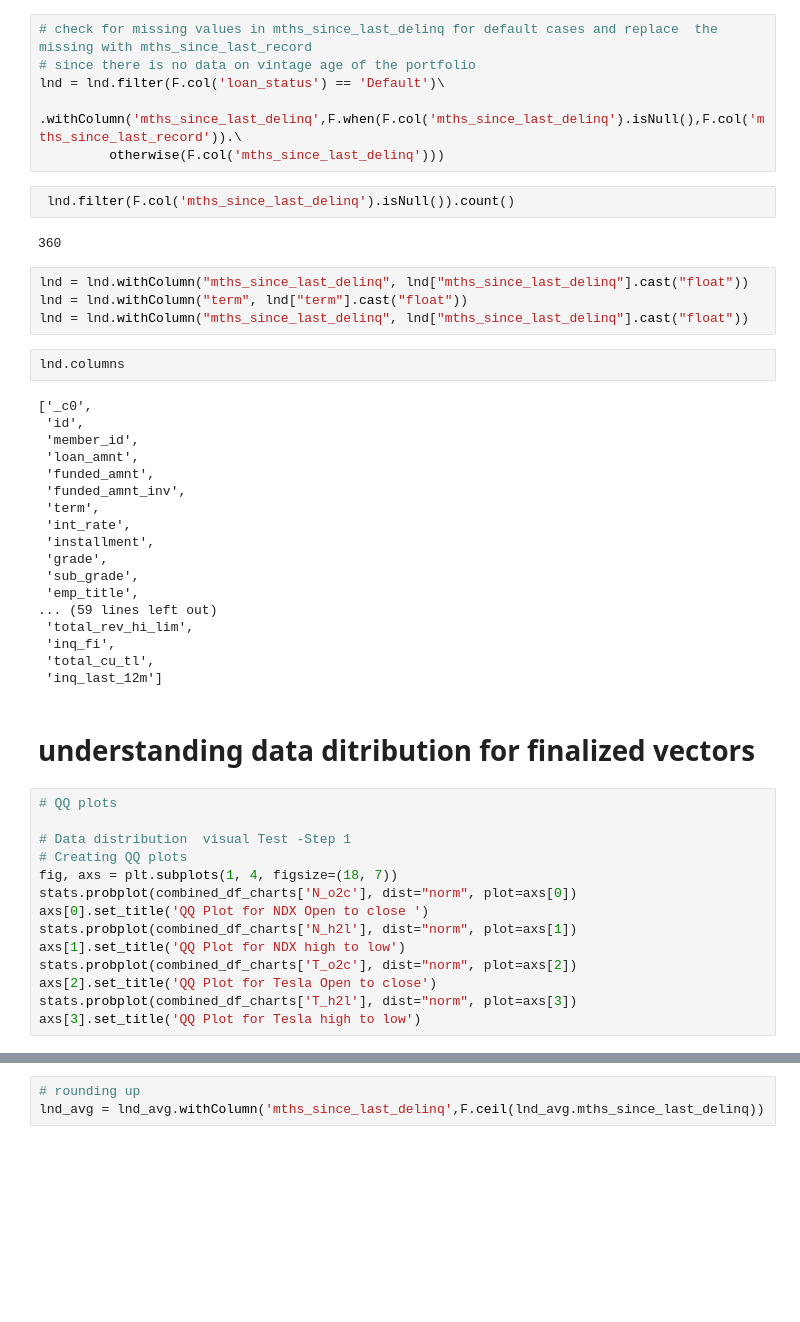
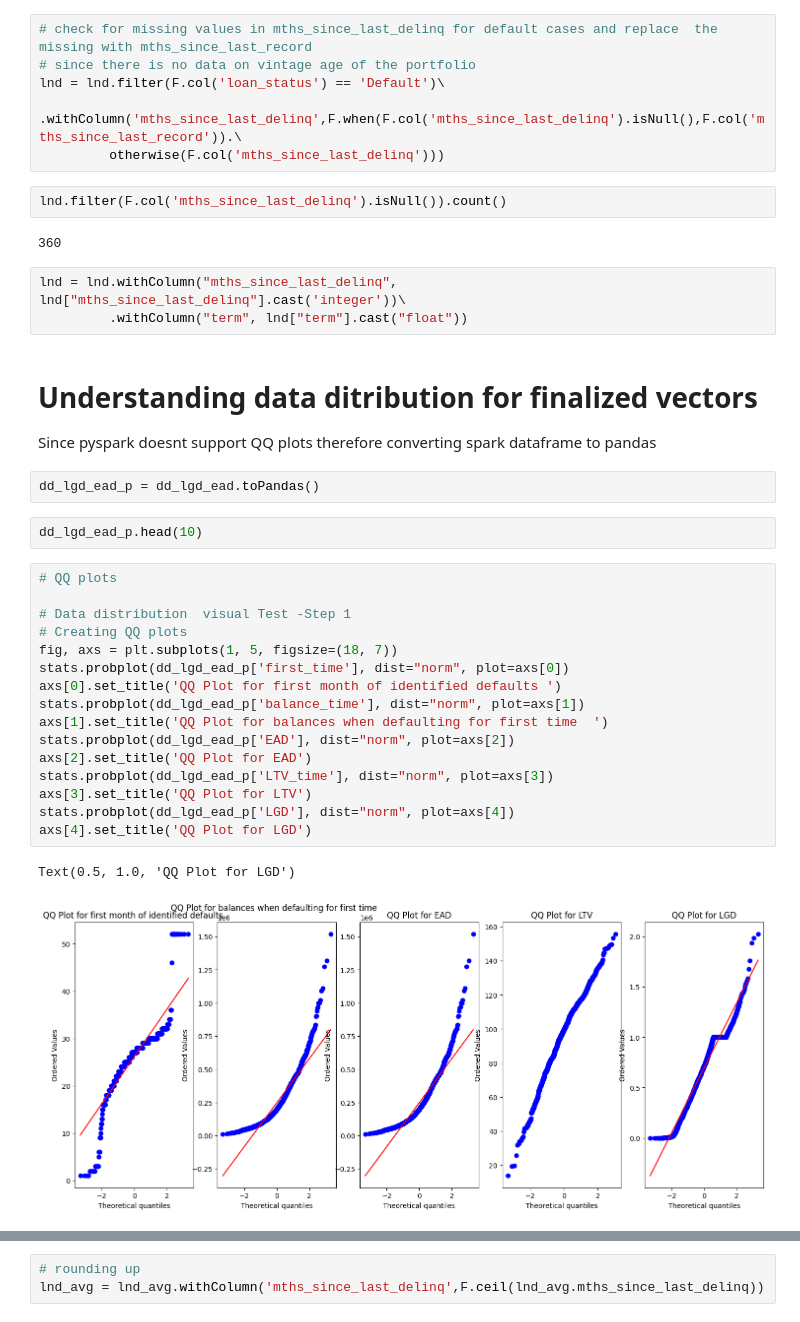
Before and after one commit to prashant65/LGD_Survival, a Jupyter notebook: LGD_Survival .ipynb, the cells around one changed output, grey strips where cells are left out. Cells and saved outputs as stored; diff of their text form; blank space fills up the shorter version.

```diff
--- a/LGD_Survival .ipynb
+++ b/LGD_Survival .ipynb
@@ -169,46 +184,35 @@ lnd = lnd.filter(F.col('loan_status') == 'Default')\
          .withColumn('mths_since_last_delinq',F.when(F.col('mths_since_last_delinq').isNull(),F.col('mths_since_last_record')).\
          otherwise(F.col('mths_since_last_delinq')))
 # %%
- lnd.filter(F.col('mths_since_last_delinq').isNull()).count()
+lnd.filter(F.col('mths_since_last_delinq').isNull()).count()
 # %% [output]
 360
 # %%
-lnd = lnd.withColumn("mths_since_last_delinq", lnd["mths_since_last_delinq"].cast("float"))
-lnd = lnd.withColumn("term", lnd["term"].cast("float"))
-lnd = lnd.withColumn("mths_since_last_delinq", lnd["mths_since_last_delinq"].cast("float"))
+lnd = lnd.withColumn("mths_since_last_delinq", lnd["mths_since_last_delinq"].cast('integer'))\
+         .withColumn("term", lnd["term"].cast("float"))
-# %%
-lnd.columns
-# %% [output]
-['_c0',
- 'id',
- 'member_id',
- 'loan_amnt',
- 'funded_amnt',
- 'funded_amnt_inv',
- 'term',
- 'int_rate',
- 'installment',
- 'grade',
- 'sub_grade',
- 'emp_title',
-... (59 lines left out)
- 'total_rev_hi_lim',
- 'inq_fi',
- 'total_cu_tl',
- 'inq_last_12m']
 # %% [markdown]
-# understanding data ditribution for finalized vectors
+# Understanding data ditribution for finalized vectors
+Since pyspark doesnt support QQ plots therefore converting spark dataframe to pandas
+# %%
+dd_lgd_ead_p = dd_lgd_ead.toPandas()
+# %%
+dd_lgd_ead_p.head(10)
 # %%
 # QQ plots
 
 # Data distribution  visual Test -Step 1
 # Creating QQ plots
-fig, axs = plt.subplots(1, 4, figsize=(18, 7))
-stats.probplot(combined_df_charts['N_o2c'], dist="norm", plot=axs[0])
-axs[0].set_title('QQ Plot for NDX Open to close ')
-stats.probplot(combined_df_charts['N_h2l'], dist="norm", plot=axs[1])
-axs[1].set_title('QQ Plot for NDX high to low')
-stats.probplot(combined_df_charts['T_o2c'], dist="norm", plot=axs[2])
-axs[2].set_title('QQ Plot for Tesla Open to close')
-stats.probplot(combined_df_charts['T_h2l'], dist="norm", plot=axs[3])
-axs[3].set_title('QQ Plot for Tesla high to low')
+fig, axs = plt.subplots(1, 5, figsize=(18, 7))
+stats.probplot(dd_lgd_ead_p['first_time'], dist="norm", plot=axs[0])
+axs[0].set_title('QQ Plot for first month of identified defaults ')
+stats.probplot(dd_lgd_ead_p['balance_time'], dist="norm", plot=axs[1])
+axs[1].set_title('QQ Plot for balances when defaulting for first time  ')
+stats.probplot(dd_lgd_ead_p['EAD'], dist="norm", plot=axs[2])
+axs[2].set_title('QQ Plot for EAD')
+stats.probplot(dd_lgd_ead_p['LTV_time'], dist="norm", plot=axs[3])
+axs[3].set_title('QQ Plot for LTV')
+stats.probplot(dd_lgd_ead_p['LGD'], dist="norm", plot=axs[4])
+axs[4].set_title('QQ Plot for LGD')
+# %% [output]
+Text(0.5, 1.0, 'QQ Plot for LGD')
+[figure, added]
```
Also changed, not shown: parts of 54 cells of this notebook.
